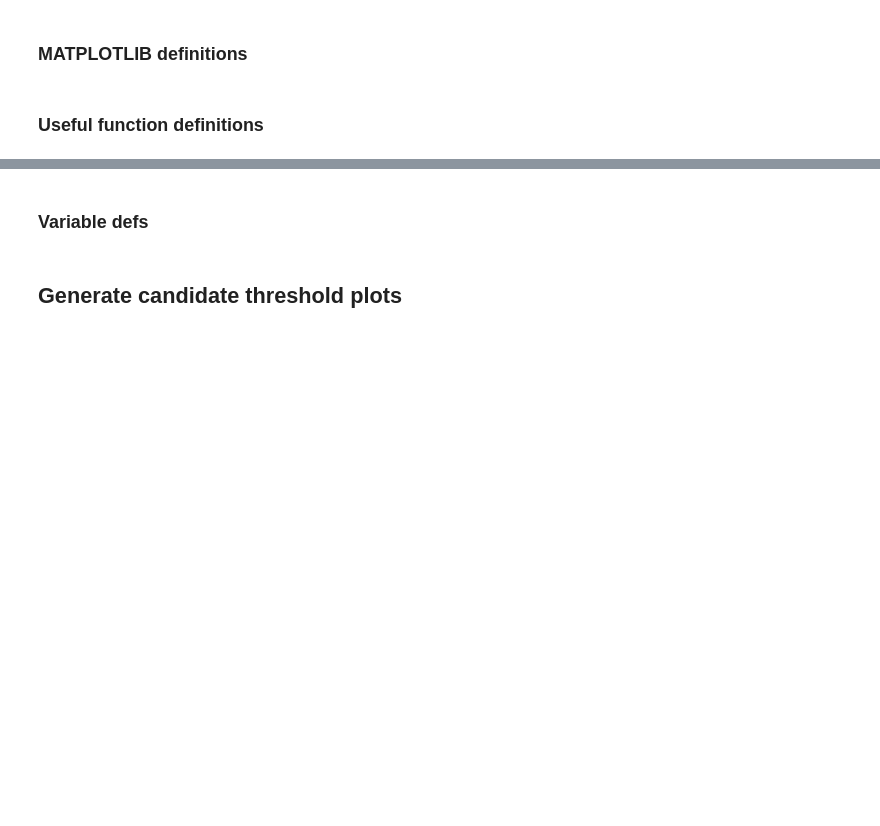
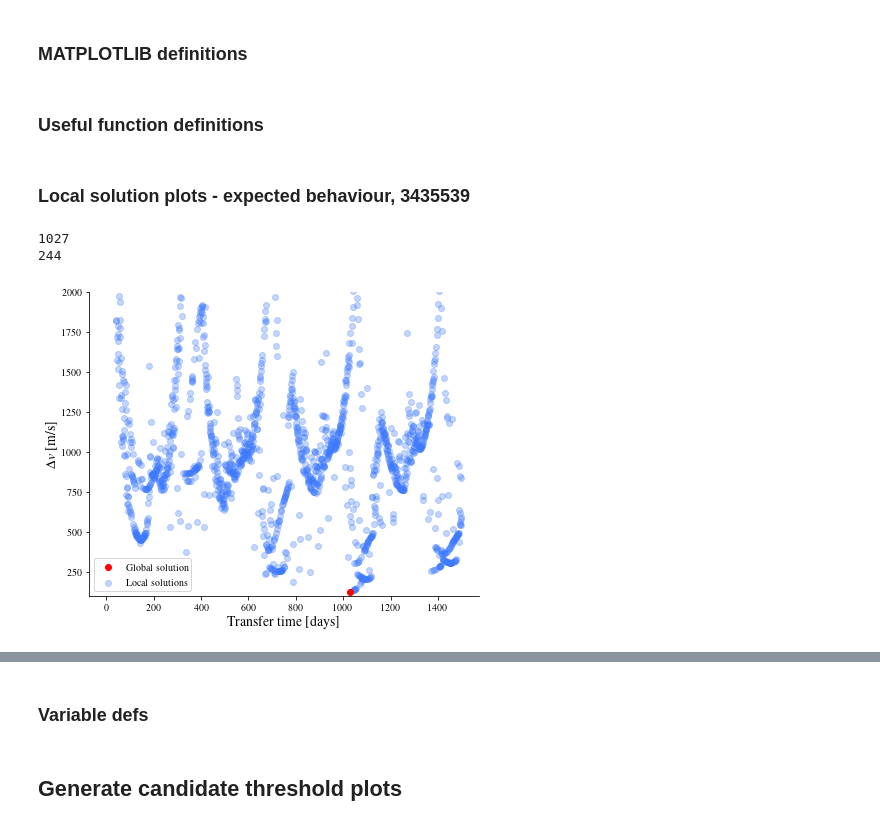
Before and after one commit to tylerjackoliver/Fortran-Asteroid-Retrieval-Toolkit, a Jupyter notebook: figures/make_plots.ipynb, the cells around one changed output, grey strips where cells are left out. Drawn from its saved outputs; the diff is of its cells as text; code cells hidden in the pictures; blank space fills up the shorter version.

```diff
--- a/figures/make_plots.ipynb
+++ b/figures/make_plots.ipynb
@@ -59,3 +60,55 @@ def get_spk_id(str_in):
         return "-"+m.group(0)[1:]
 
     return m.group(0)[1:]
+# %% [markdown]
+### Local solution plots - expected behaviour, 3435539
+# %%
+local_solution = []
+transfer_time = []
+epoch = []
+orbit = []
+nmnfd = []
+
+for file in glob.glob("form_pareto_fixed_epoch/343*"):
+#     print(file)
+    transfer_time.append(int(file.split('_')[-1]))
+    data = np.genfromtxt(file, usecols=(0, 2, 4, 5), dtype=float)
+    local_solution.append(np.min(data[0]))
+    epoch.append(data[1])
+    orbit.append(data[3])
+    nmnfd.append(data[2])
+# %%
+## Sort the transfer time
+
+transfer_time = np.array(transfer_time); local_solution = np.array(local_solution); epoch = np.array(epoch); orbit=np.array(orbit); nmnfd=np.array(nmnfd)
+permutation_matrix = np.argsort(transfer_time)
+transfer_time = transfer_time[permutation_matrix]
+local_solution = local_solution[permutation_matrix]
+epoch = epoch[permutation_matrix]
+
+angles = np.genfromtxt('../plot_lambert/plane_angles')
+
+## Plot
+
+plt.scatter(transfer_time, local_solution*1000, linestyle='None', marker='o', color='xkcd:lightish blue', alpha=.3, label='Local solutions')
+plt.xlabel('Transfer time [days]')
+plt.ylabel('$\Delta v$ [m/s]')
+plt.ylim((100.00, 2000.))
+# plt.xlim((900, 1200))
+
+# Find the minimum point and plot it
+minimum_point = np.argmin(local_solution)
+print(transfer_time[minimum_point])
+plt.plot(transfer_time[minimum_point], local_solution[minimum_point]*1000, 'ro', label='Global solution')
+# plt.title('3995816')
+plt.legend(loc='lower left')
+
+# plt.scatter(angles[:,0], angles[:,1] * 1000. / np.max(angles[:,1]), color='r', alpha=.3)
+
+# plt.savefig('plots/pareto_front_3390109.pdf')
+
+print(np.sum(local_solution < .5))
+# %% [output]
+1027
+244
+[figure, added]
```
Also changed, not shown: parts of 46 cells of this notebook.
